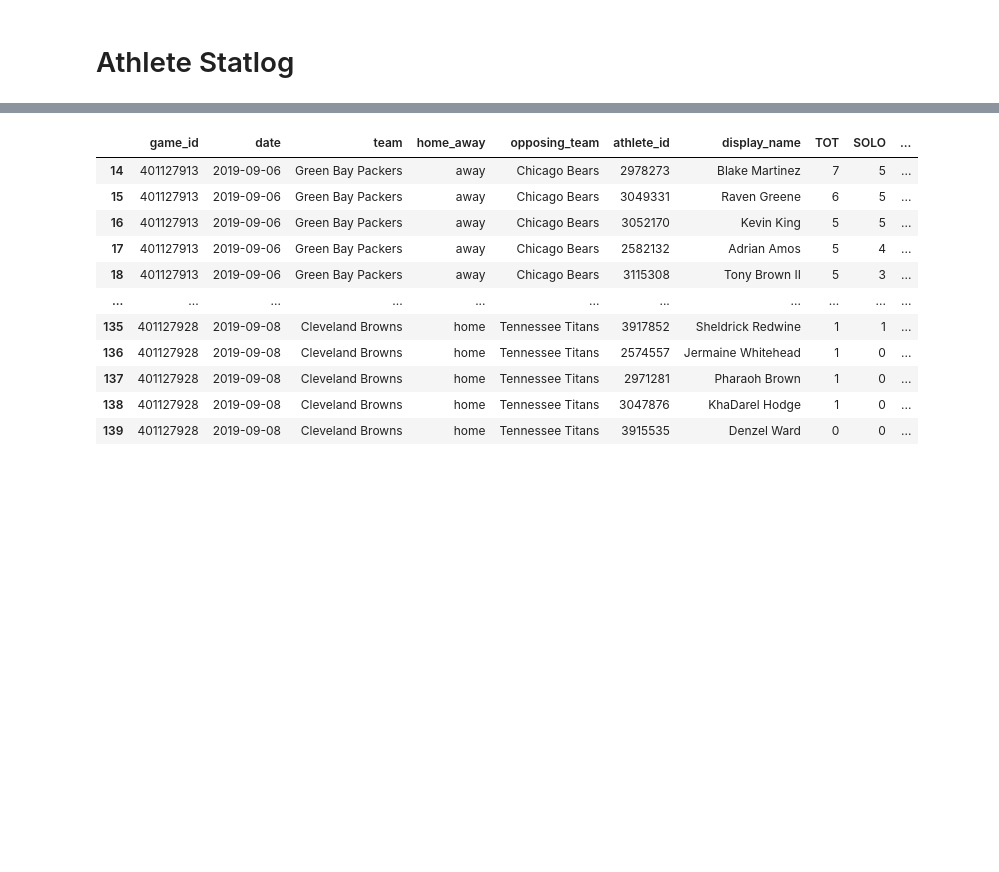
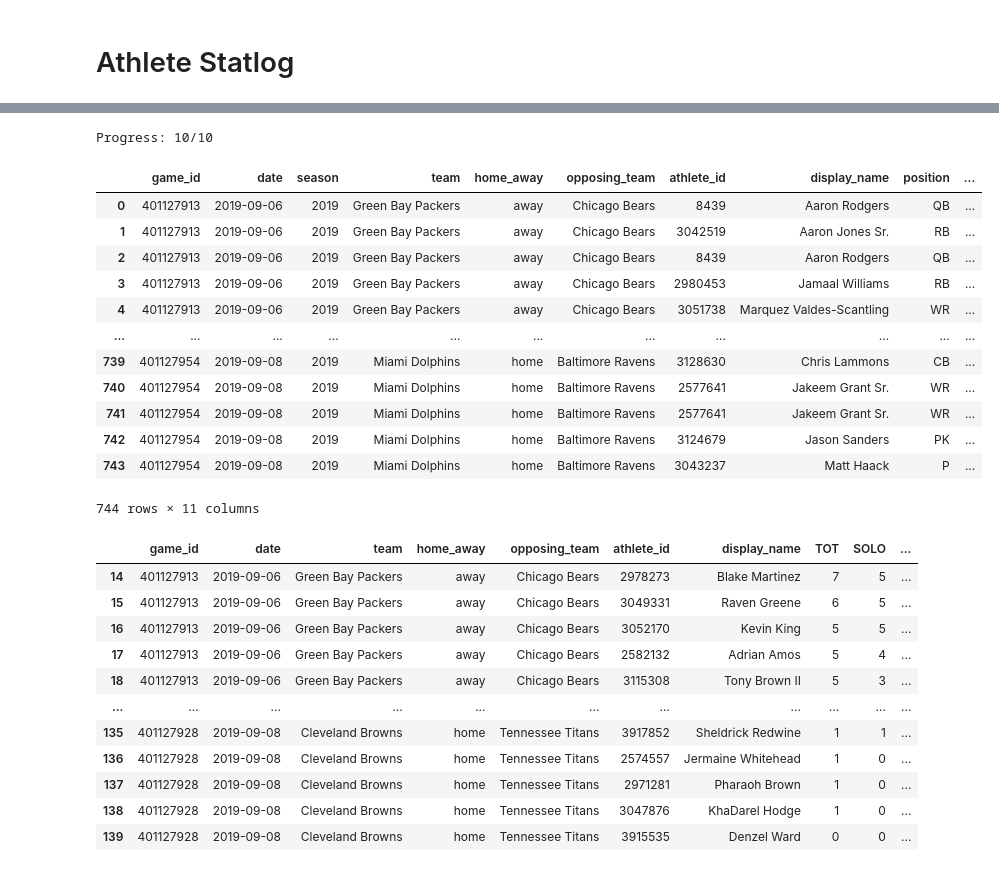
Before and after one commit to Lcocks/SportsBetting_NN, a Jupyter notebook: apicodes_recovered.ipynb, the cells around one changed output, grey strips where cells are left out. Saved outputs shown, nothing was run; the diff lists cells and outputs as text; code cells hidden in the pictures; blank space fills up the shorter version.

```diff
--- a/apicodes_recovered.ipynb
+++ b/apicodes_recovered.ipynb
@@ -516,3 +911,21 @@ season_stats_2019
+# %%
+OPT_season_stats_2019 = get_season_player_stats_optimized(df_games_2019.game_id[0:10])
+OPT_season_stats_2019
+# %% [output]
+Progress: 10/10
+|  | game_id | date | season | team | home_away | opposing_team | athlete_id | display_name | position | ... |
+| 0 | 401127913 | 2019-09-06 | 2019 | Green Bay Packers | away | Chicago Bears | 8439 | Aaron Rodgers | QB | ... |
+| 1 | 401127913 | 2019-09-06 | 2019 | Green Bay Packers | away | Chicago Bears | 3042519 | Aaron Jones Sr. | RB | ... |
+| 2 | 401127913 | 2019-09-06 | 2019 | Green Bay Packers | away | Chicago Bears | 8439 | Aaron Rodgers | QB | ... |
+| 3 | 401127913 | 2019-09-06 | 2019 | Green Bay Packers | away | Chicago Bears | 2980453 | Jamaal Williams | RB | ... |
+| 4 | 401127913 | 2019-09-06 | 2019 | Green Bay Packers | away | Chicago Bears | 3051738 | Marquez Valdes-Scantling | WR | ... |
+| ... | ... | ... | ... | ... | ... | ... | ... | ... | ... | ... |
+| 739 | 401127954 | 2019-09-08 | 2019 | Miami Dolphins | home | Baltimore Ravens | 3128630 | Chris Lammons | CB | ... |
+| 740 | 401127954 | 2019-09-08 | 2019 | Miami Dolphins | home | Baltimore Ravens | 2577641 | Jakeem Grant Sr. | WR | ... |
+| 741 | 401127954 | 2019-09-08 | 2019 | Miami Dolphins | home | Baltimore Ravens | 2577641 | Jakeem Grant Sr. | WR | ... |
+| 742 | 401127954 | 2019-09-08 | 2019 | Miami Dolphins | home | Baltimore Ravens | 3124679 | Jason Sanders | PK | ... |
+| 743 | 401127954 | 2019-09-08 | 2019 | Miami Dolphins | home | Baltimore Ravens | 3043237 | Matt Haack | P | ... |
+744 rows × 11 columns
 # %%
 import pandas as pd
 
```
Also changed, not shown: parts of 37 cells of this notebook.
